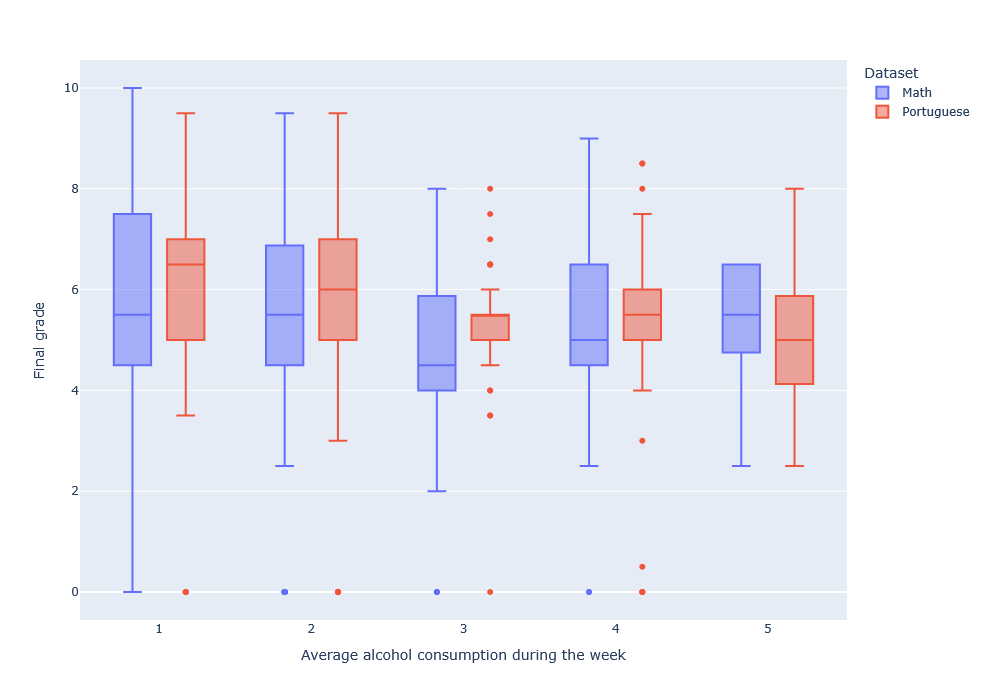
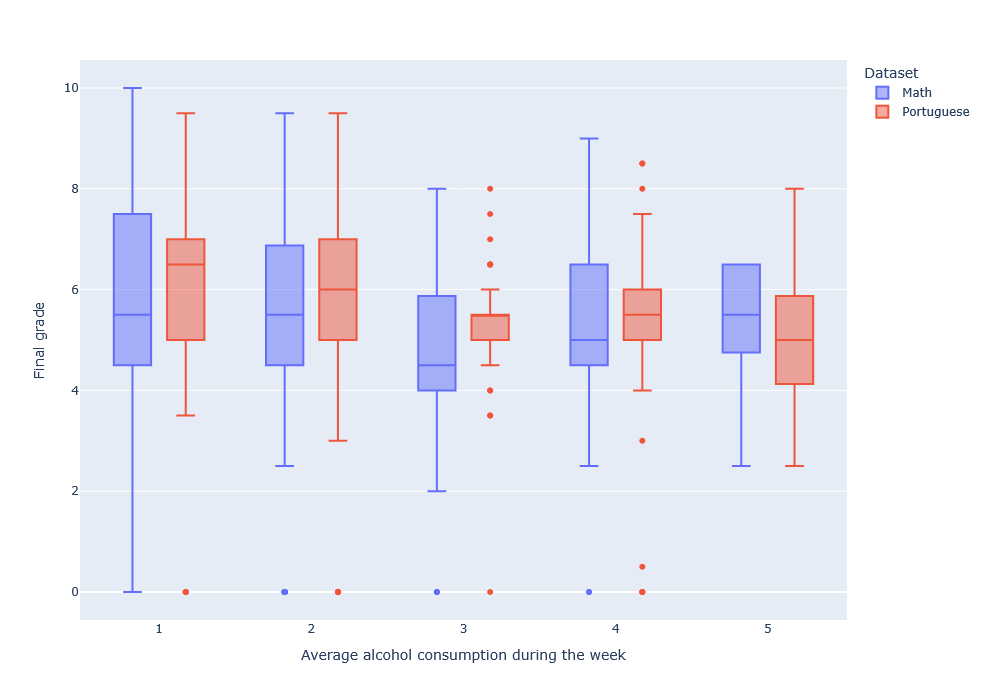
Unified diff of the notebook cell whose output changed from the first chart to the second:
--- before
+++ after
@@ -25,7 +25,7 @@
 
 fig.update_layout(
-    width=1000,
+    width=950,
     height=700
 )
 
-fig.show()
+fig.show(config={"displayModeBar": False})

Commit: (Hopefully) final push